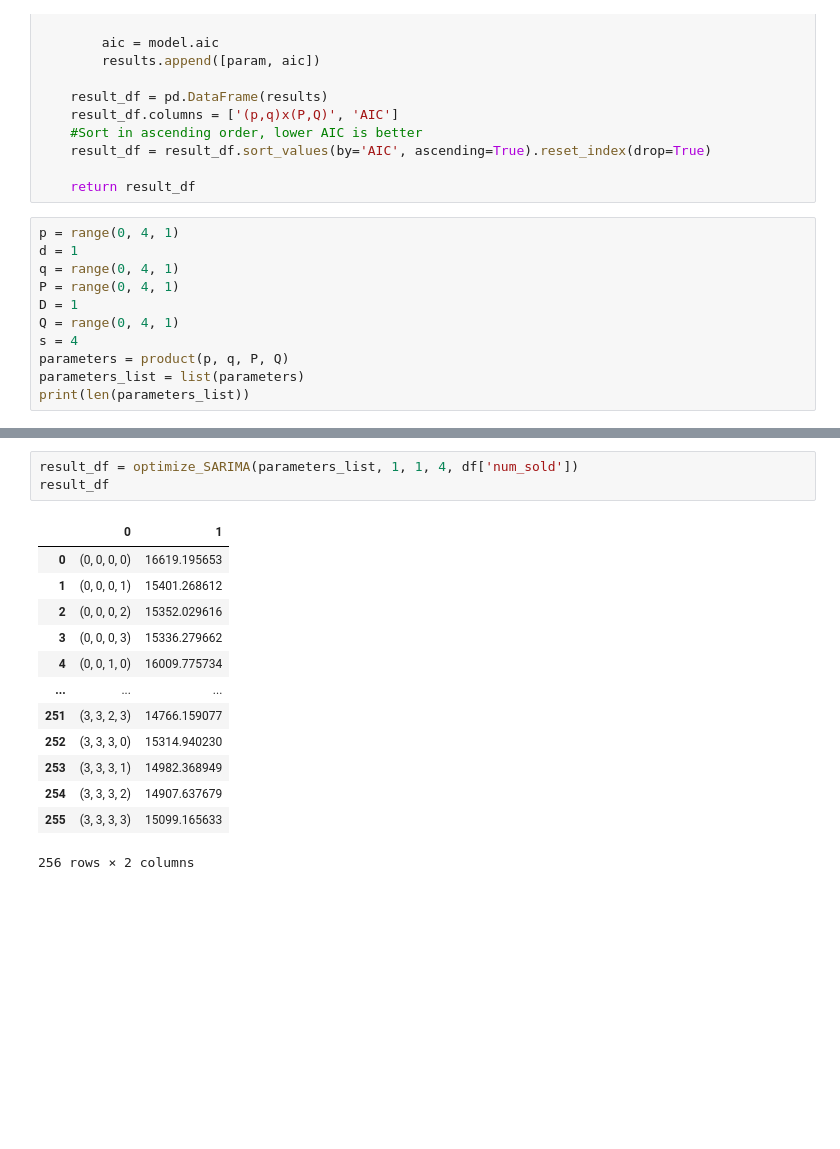
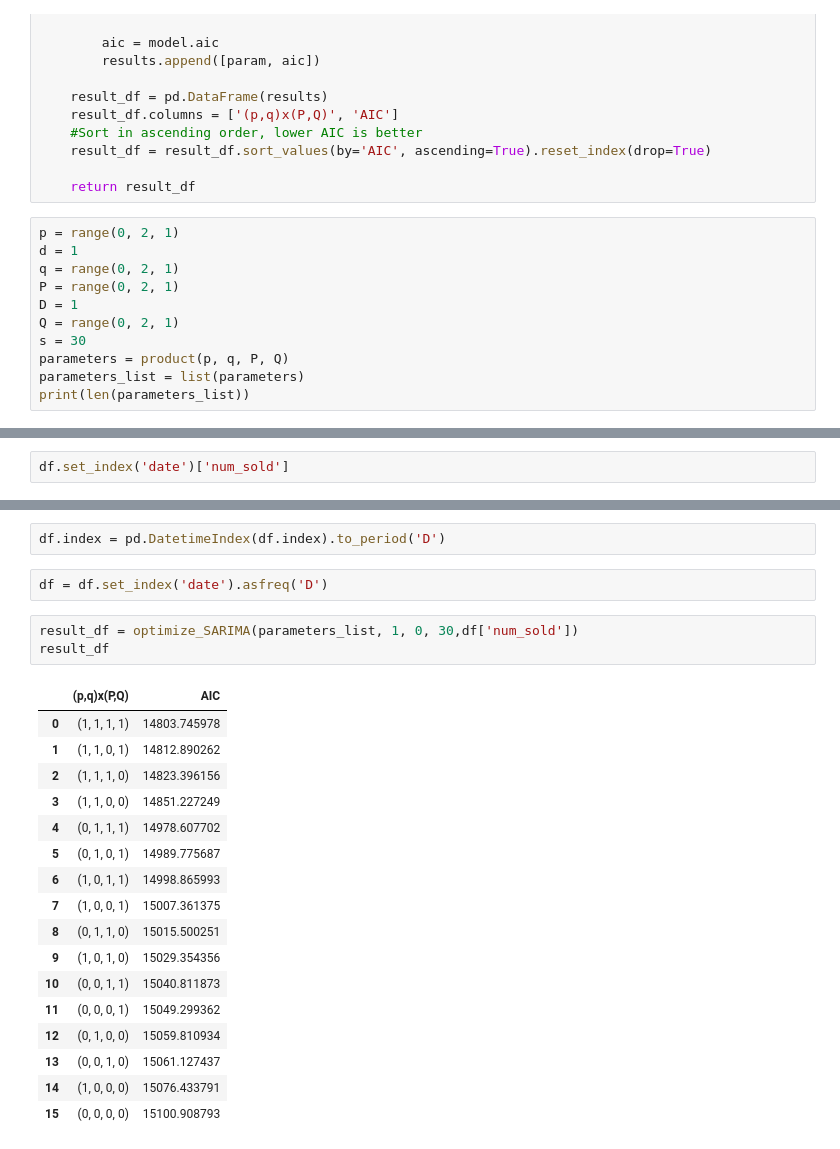
Before and after one commit to pmnry/KaggleSept, a Jupyter notebook: septembertabularplayground.ipynb, the cells around one changed output, grey strips where cells are left out. Drawn from its saved outputs; the diff is of its cells as text; blank space fills up the shorter version.

```diff
--- a/septembertabularplayground.ipynb
+++ b/septembertabularplayground.ipynb
@@ -317,13 +313,13 @@ def optimize_SARIMA(parameters_list, d, D, s, exog):
 
     return result_df
 # %%
-p = range(0, 4, 1)
+p = range(0, 2, 1)
 d = 1
-q = range(0, 4, 1)
-P = range(0, 4, 1)
+q = range(0, 2, 1)
+P = range(0, 2, 1)
 D = 1
-Q = range(0, 4, 1)
-s = 4
+Q = range(0, 2, 1)
+s = 30
 parameters = product(p, q, P, Q)
 parameters_list = list(parameters)
 print(len(parameters_list))
@@ -331,0 +328,2 @@ print(len(parameters_list))
+# %%
+df.set_index('date')['num_sold']
@@ -332,17 +344,25 @@ print(len(parameters_list))
+# %%
+df.index = pd.DatetimeIndex(df.index).to_period('D')
+# %%
+df = df.set_index('date').asfreq('D')
 # %%
-result_df = optimize_SARIMA(parameters_list, 1, 1, 4, df['num_sold'])
+result_df = optimize_SARIMA(parameters_list, 1, 0, 30,df['num_sold'])
 result_df
 # %% [output]
-|  | 0 | 1 |
-| 0 | (0, 0, 0, 0) | 16619.195653 |
-| 1 | (0, 0, 0, 1) | 15401.268612 |
-| 2 | (0, 0, 0, 2) | 15352.029616 |
-| 3 | (0, 0, 0, 3) | 15336.279662 |
-| 4 | (0, 0, 1, 0) | 16009.775734 |
-| ... | ... | ... |
-| 251 | (3, 3, 2, 3) | 14766.159077 |
-| 252 | (3, 3, 3, 0) | 15314.940230 |
-| 253 | (3, 3, 3, 1) | 14982.368949 |
-| 254 | (3, 3, 3, 2) | 14907.637679 |
-| 255 | (3, 3, 3, 3) | 15099.165633 |
+|  | (p,q)x(P,Q) | AIC |
+| 0 | (1, 1, 1, 1) | 14803.745978 |
+| 1 | (1, 1, 0, 1) | 14812.890262 |
+| 2 | (1, 1, 1, 0) | 14823.396156 |
+| 3 | (1, 1, 0, 0) | 14851.227249 |
+| 4 | (0, 1, 1, 1) | 14978.607702 |
+| 5 | (0, 1, 0, 1) | 14989.775687 |
+| 6 | (1, 0, 1, 1) | 14998.865993 |
+| 7 | (1, 0, 0, 1) | 15007.361375 |
+| 8 | (0, 1, 1, 0) | 15015.500251 |
+| 9 | (1, 0, 1, 0) | 15029.354356 |
+| 10 | (0, 0, 1, 1) | 15040.811873 |
+| 11 | (0, 0, 0, 1) | 15049.299362 |
+| 12 | (0, 1, 0, 0) | 15059.810934 |
+| 13 | (0, 0, 1, 0) | 15061.127437 |
+| 14 | (1, 0, 0, 0) | 15076.433791 |
+| 15 | (0, 0, 0, 0) | 15100.908793 |
-256 rows × 2 columns
```
Also changed, not shown: parts of 23 cells of this notebook.
